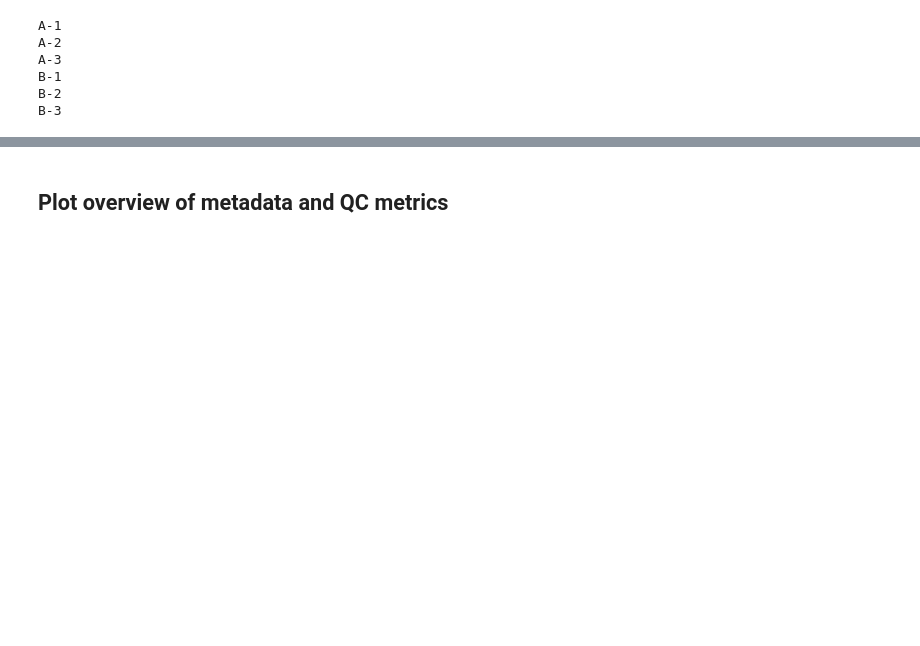
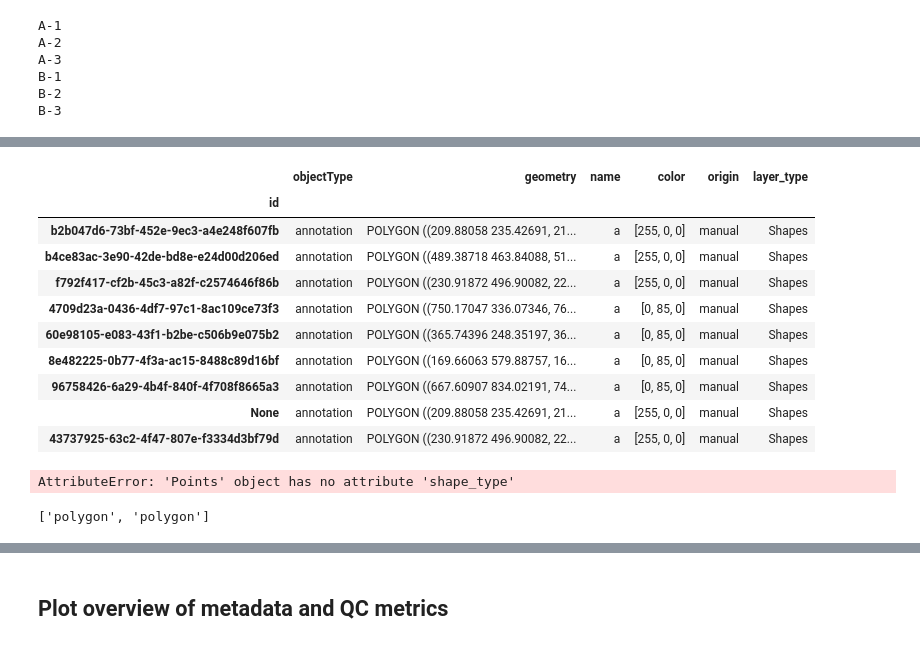
Before and after one commit to SpatialPathology/InSituPy, a Jupyter notebook: docs/source/tutorials/03_multisample_analysis/InSituPy_InSituExperiment.ipynb, the cells around one changed output, grey strips where cells are left out. Cells and saved outputs as stored; diff of their text form; code cells hidden in the pictures; blank space fills up the shorter version.

```diff
--- a/docs/source/tutorials/03_multisample_analysis/InSituPy_InSituExperiment.ipynb
+++ b/docs/source/tutorials/03_multisample_analysis/InSituPy_InSituExperiment.ipynb
@@ -167,0 +233,14 @@ viewer = exp.show(3)
+# %%
+exp.data[3].annotations["a"]
+# %% [output]
+|  | objectType | geometry | name | color | origin | layer_type |
+| id |  |  |  |  |  |  |
+| b2b047d6-73bf-452e-9ec3-a4e248f607fb | annotation | POLYGON ((209.88058 235.42691, 21... | a | [255, 0, 0] | manual | Shapes |
+| b4ce83ac-3e90-42de-bd8e-e24d00d206ed | annotation | POLYGON ((489.38718 463.84088, 51... | a | [255, 0, 0] | manual | Shapes |
+| f792f417-cf2b-45c3-a82f-c2574646f86b | annotation | POLYGON ((230.91872 496.90082, 22... | a | [255, 0, 0] | manual | Shapes |
+| 4709d23a-0436-4df7-97c1-8ac109ce73f3 | annotation | POLYGON ((750.17047 336.07346, 76... | a | [0, 85, 0] | manual | Shapes |
+| 60e98105-e083-43f1-b2be-c506b9e075b2 | annotation | POLYGON ((365.74396 248.35197, 36... | a | [0, 85, 0] | manual | Shapes |
+| 8e482225-0b77-4f3a-ac15-8488c89d16bf | annotation | POLYGON ((169.66063 579.88757, 16... | a | [0, 85, 0] | manual | Shapes |
+| 96758426-6a29-4b4f-840f-4f708f8665a3 | annotation | POLYGON ((667.60907 834.02191, 74... | a | [0, 85, 0] | manual | Shapes |
+| None | annotation | POLYGON ((209.88058 235.42691, 21... | a | [255, 0, 0] | manual | Shapes |
+| 43737925-63c2-4f47-807e-f3334d3bf79d | annotation | POLYGON ((230.91872 496.90082, 22... | a | [255, 0, 0] | manual | Shapes |
@@ -167,0 +255,4 @@ viewer = exp.show(3)
+# %%
+l.shape_type
+# %% [output]
+AttributeError: 'Points' object has no attribute 'shape_type'
@@ -167,0 +263,4 @@ viewer = exp.show(3)
+# %%
+l.shape_type
+# %% [output]
+['polygon', 'polygon']
```
Also changed, not shown: parts of 127 cells of this notebook, 7 other files.
